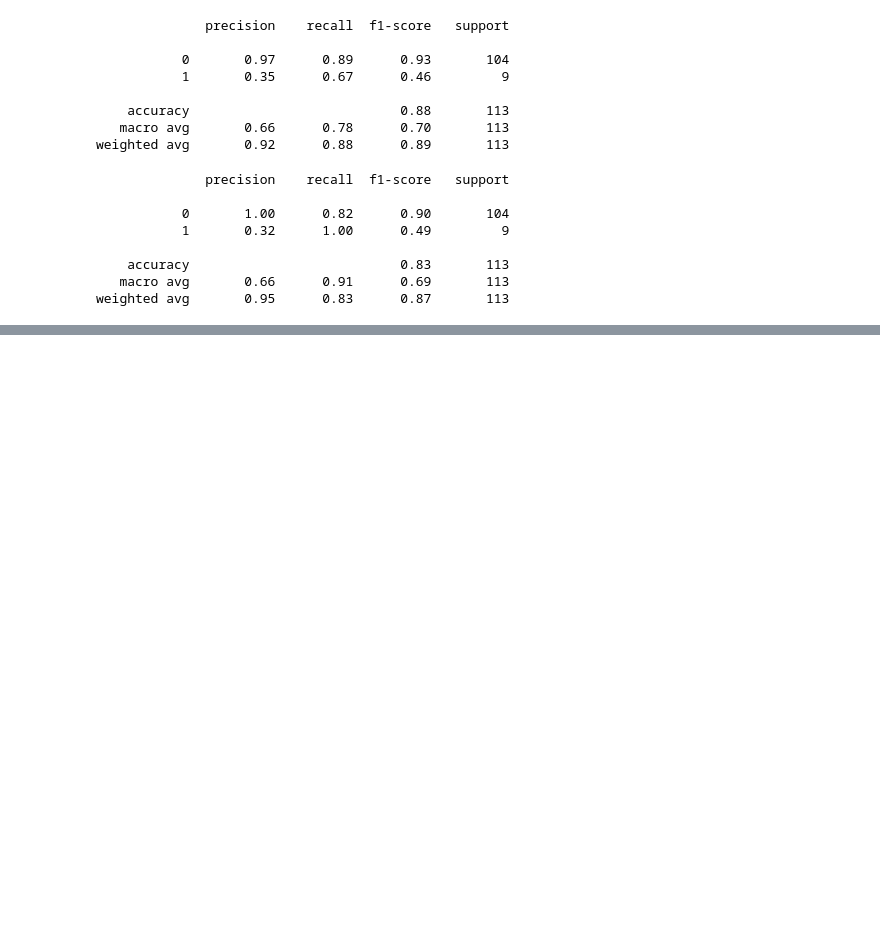
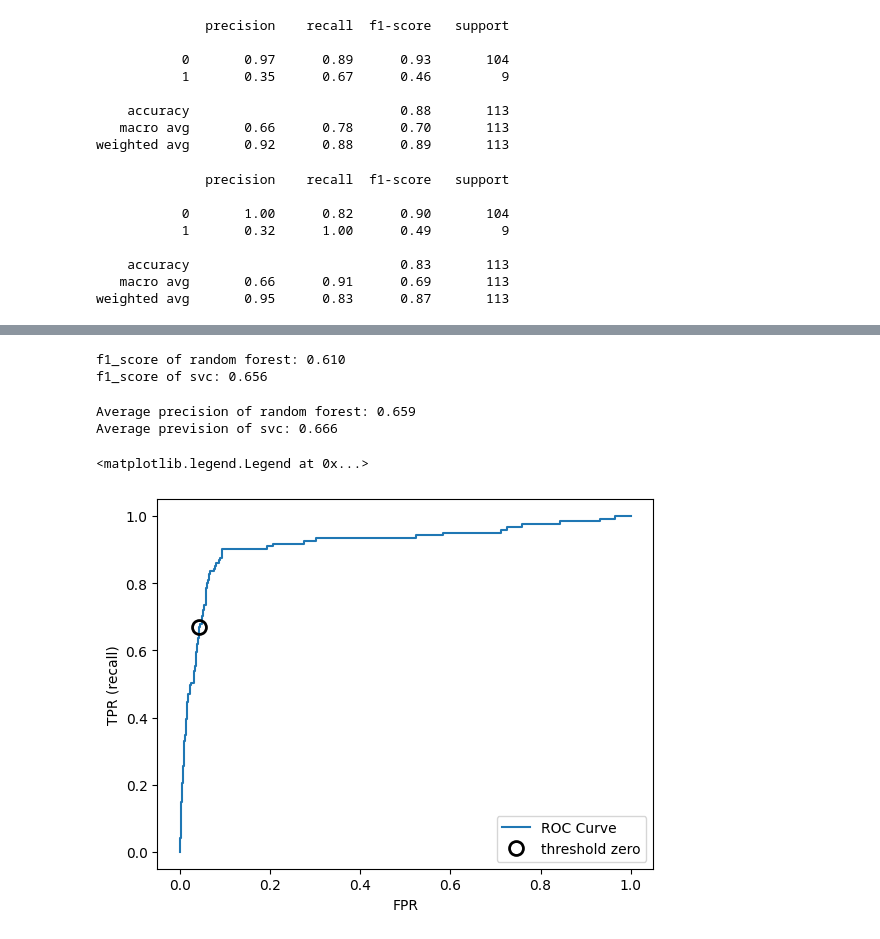
Before and after one commit to Youngsoo1024/Python_ML, a Jupyter notebook: Chap5/ch5_practice.ipynb, the cells around one changed output, grey strips where cells are left out. Drawn from its saved outputs; the diff is of its cells as text; code cells hidden in the pictures; blank space fills up the shorter version.

```diff
--- a/Chap5/ch5_practice.ipynb
+++ b/Chap5/ch5_practice.ipynb
@@ -580,0 +637,31 @@ weighted avg       0.95      0.83      0.87       113
+# %%
+print("f1_score of random forest: {:.3f}".format(
+    f1_score(y_test, rf.predict(X_test))))
+print("f1_score of svc: {:.3f}".format(f1_score(y_test, svc.predict(X_test))))
+# %% [output]
+f1_score of random forest: 0.610
+f1_score of svc: 0.656
+# %%
+from sklearn.metrics import average_precision_score
+ap_rf = average_precision_score(y_test, rf.predict_proba(X_test)[:,1])
+ap_svc = average_precision_score(y_test, svc.decision_function(X_test))
+print("Average precision of random forest: {:.3f}".format(ap_rf))
+print("Average prevision of svc: {:.3f}".format(ap_svc))
+# %% [output]
+Average precision of random forest: 0.659
+Average prevision of svc: 0.666
+# %%
+from sklearn.metrics import roc_curve
+fpr, tpr, thresholds = roc_curve(y_test, svc.decision_function(X_test))
+
+plt.plot(fpr, tpr, label="ROC Curve")
+plt.xlabel("FPR")
+plt.ylabel("TPR (recall)")
+# find threshold closest to zero
+close_zero = np.argmin(np.abs(thresholds))
+plt.plot(fpr[close_zero], tpr[close_zero], 'o', markersize=10,
+         label="threshold zero", fillstyle="none", c='k', mew=2)
+plt.legend(loc=4)
+# %% [output]
+<matplotlib.legend.Legend at 0x...>
+[figure, added]
```
Also changed, not shown: parts of 22 cells of this notebook, 1 other file.
